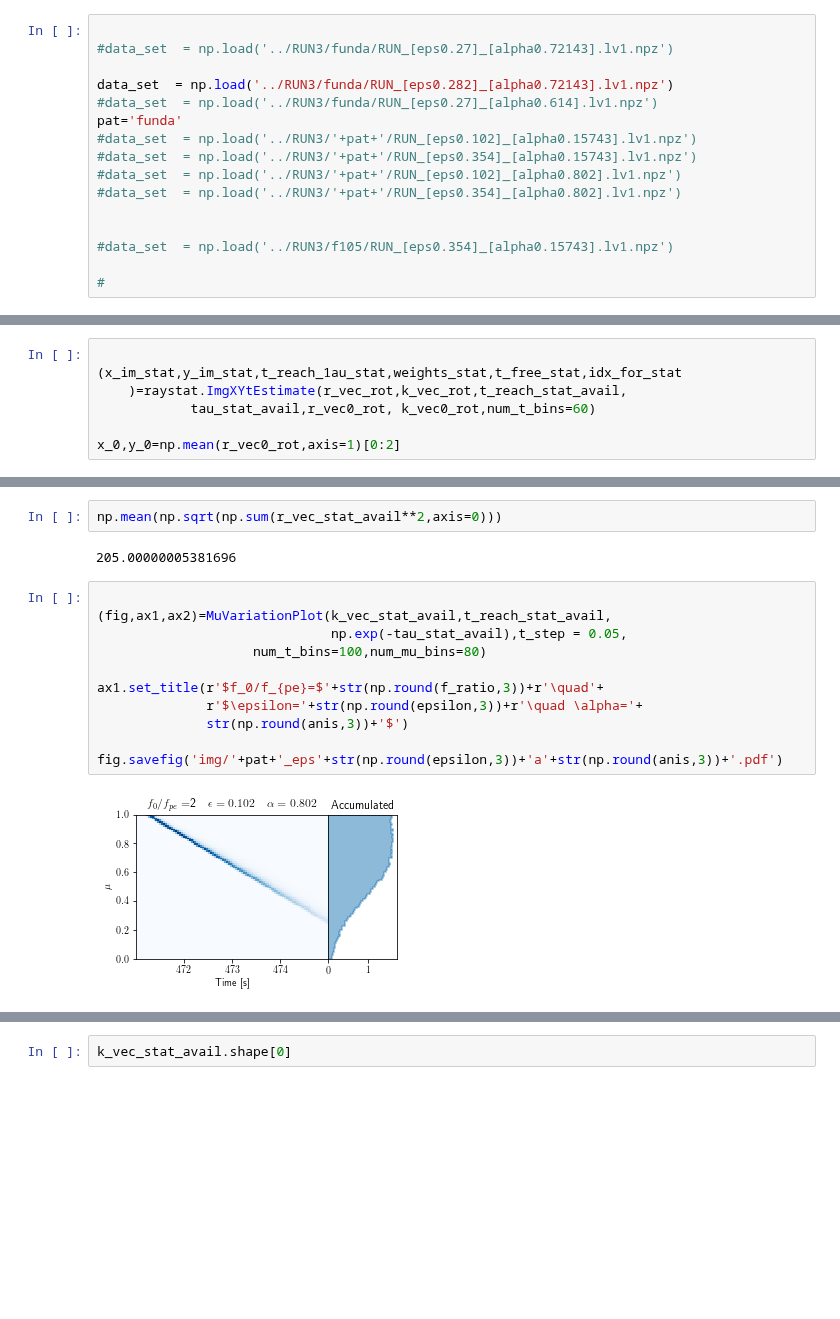
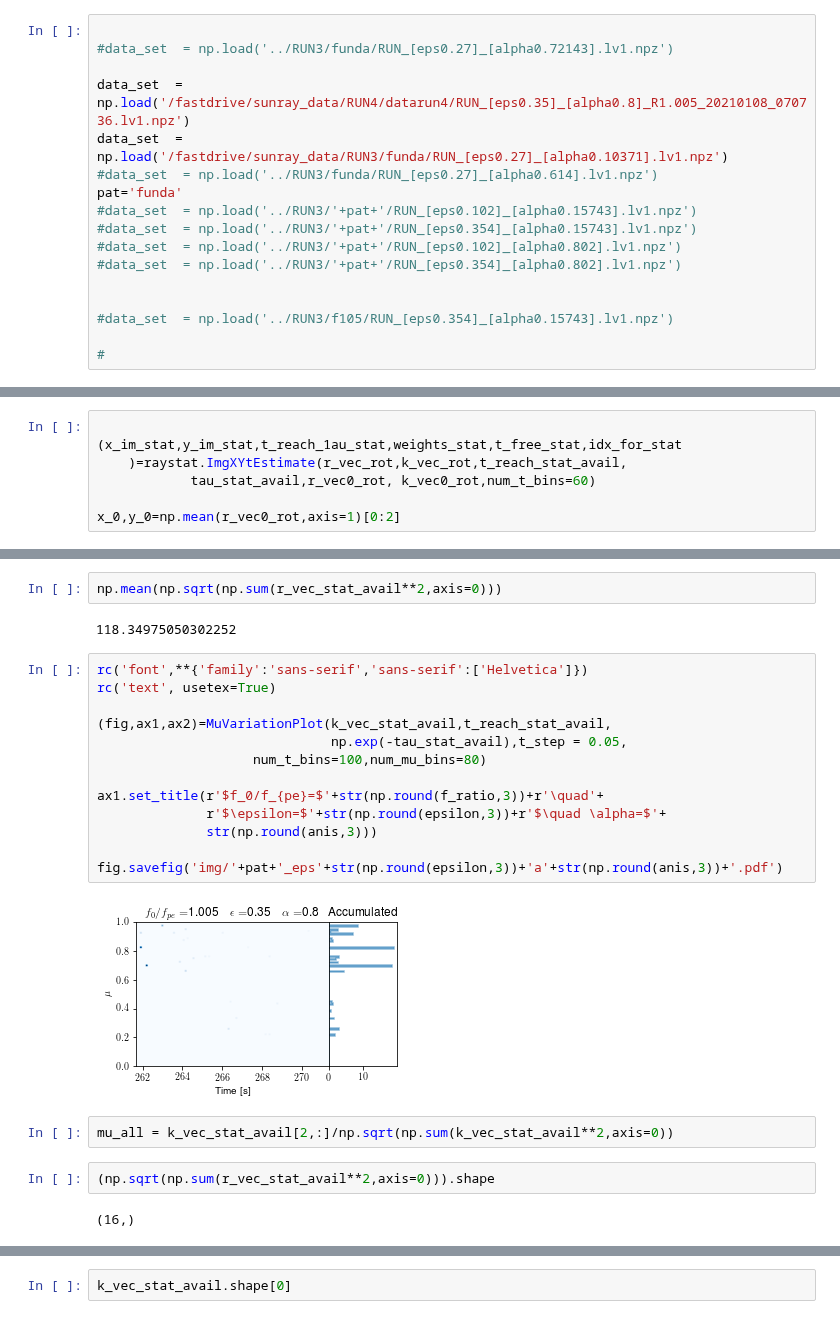
Before and after one commit to peijin94/SunRay, a Jupyter notebook: sunray_test_lv1_data.ipynb, the cells around one changed output, grey strips where cells are left out. Cells and saved outputs as stored; diff of their text form; blank space fills up the shorter version.

```diff
--- a/sunray_test_lv1_data.ipynb
+++ b/sunray_test_lv1_data.ipynb
@@ -18,7 +25,8 @@ rc('text', usetex=True)
 
 #data_set  = np.load('../RUN3/funda/RUN_[eps0.27]_[alpha0.72143].lv1.npz')
 
-data_set  = np.load('../RUN3/funda/RUN_[eps0.282]_[alpha0.72143].lv1.npz')
+data_set  = np.load('/fastdrive/sunray_data/RUN4/datarun4/RUN_[eps0.35]_[alpha0.8]_R1.005_20210108_070736.lv1.npz')
+data_set  = np.load('/fastdrive/sunray_data/RUN3/funda/RUN_[eps0.27]_[alpha0.10371].lv1.npz')
 #data_set  = np.load('../RUN3/funda/RUN_[eps0.27]_[alpha0.614].lv1.npz')
 pat='funda'
 #data_set  = np.load('../RUN3/'+pat+'/RUN_[eps0.102]_[alpha0.15743].lv1.npz')
@@ -143,18 +158,26 @@ print(xc-x_0,yc-y_0,sx,sy)
 # %%
 np.mean(np.sqrt(np.sum(r_vec_stat_avail**2,axis=0)))
 # %% [output]
-205.00000005381696
+118.34975050302252
 # %%
+rc('font',**{'family':'sans-serif','sans-serif':['Helvetica']})
+rc('text', usetex=True)
 
 (fig,ax1,ax2)=MuVariationPlot(k_vec_stat_avail,t_reach_stat_avail,
                               np.exp(-tau_stat_avail),t_step = 0.05,
                     num_t_bins=100,num_mu_bins=80)
 
 ax1.set_title(r'$f_0/f_{pe}=$'+str(np.round(f_ratio,3))+r'\quad'+
-              r'$\epsilon='+str(np.round(epsilon,3))+r'\quad \alpha='+
-              str(np.round(anis,3))+'$')
+              r'$\epsilon=$'+str(np.round(epsilon,3))+r'$\quad \alpha=$'+
+              str(np.round(anis,3)))
 
 fig.savefig('img/'+pat+'_eps'+str(np.round(epsilon,3))+'a'+str(np.round(anis,3))+'.pdf')
 # %% [output]
-[figure, old version]
+[figure, new version]
+# %%
+mu_all = k_vec_stat_avail[2,:]/np.sqrt(np.sum(k_vec_stat_avail**2,axis=0))
+# %%
+(np.sqrt(np.sum(r_vec_stat_avail**2,axis=0))).shape
+# %% [output]
+(16,)
 # %%
```
Also changed, not shown: parts of 14 cells of this notebook, 18 other files.
